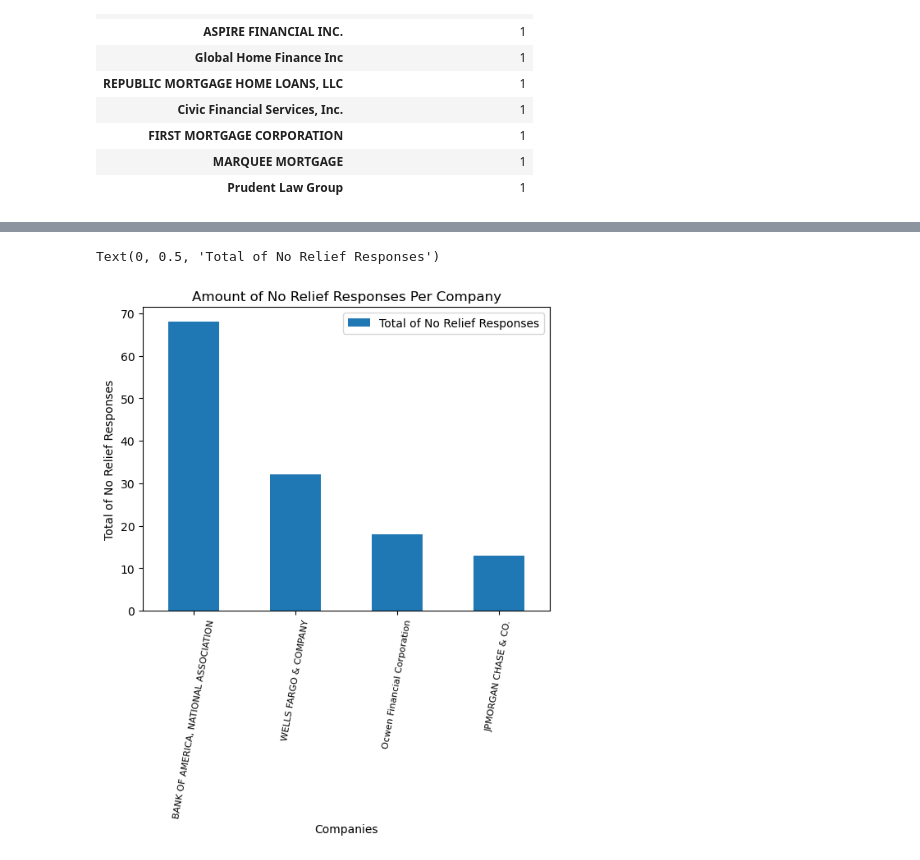
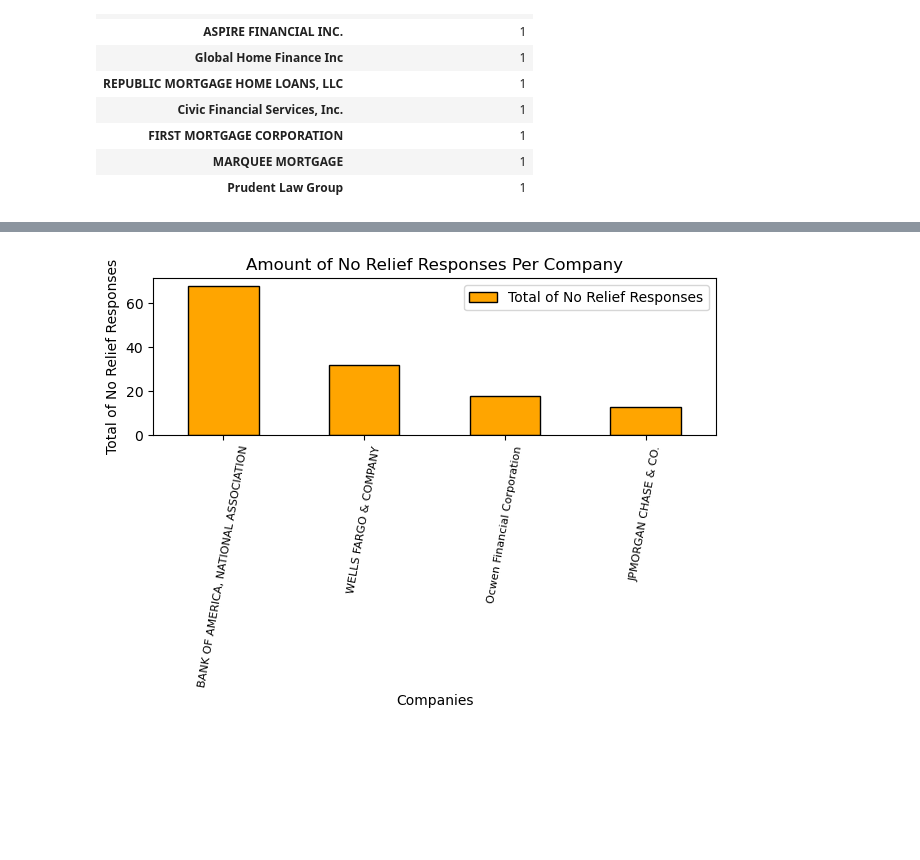
Before and after one commit to carlosvalenciano/Customer-Complaints, a Jupyter notebook: customercomplaints.ipynb, the cells around one changed output, grey strips where cells are left out. Saved outputs shown, nothing was run; the diff lists cells and outputs as text; code cells hidden in the pictures; blank space fills up the shorter version.

```diff
--- a/customercomplaints.ipynb
+++ b/customercomplaints.ipynb
@@ -248,10 +251,11 @@ Text(0, 0.5, 'Total of Closed Responses')
 # %%
-no_relief_top_df.plot.bar()
+no_relief_top_df.plot.bar(color='orange',edgecolor='black')
 plt.title('Amount of No Relief Responses Per Company')
 plt.xticks(rotation=80, horizontalalignment="center", fontsize=8)
 plt.xlabel('Companies')
 plt.ylabel('Total of No Relief Responses')
+plt.tight_layout()
+plt.savefig('Images/no_relief.png')
 # %% [output]
-Text(0, 0.5, 'Total of No Relief Responses')
-[figure, old version]
+[figure, new version]
 # %%
```
Also changed, not shown: parts of 6 cells of this notebook, 7 other files.
